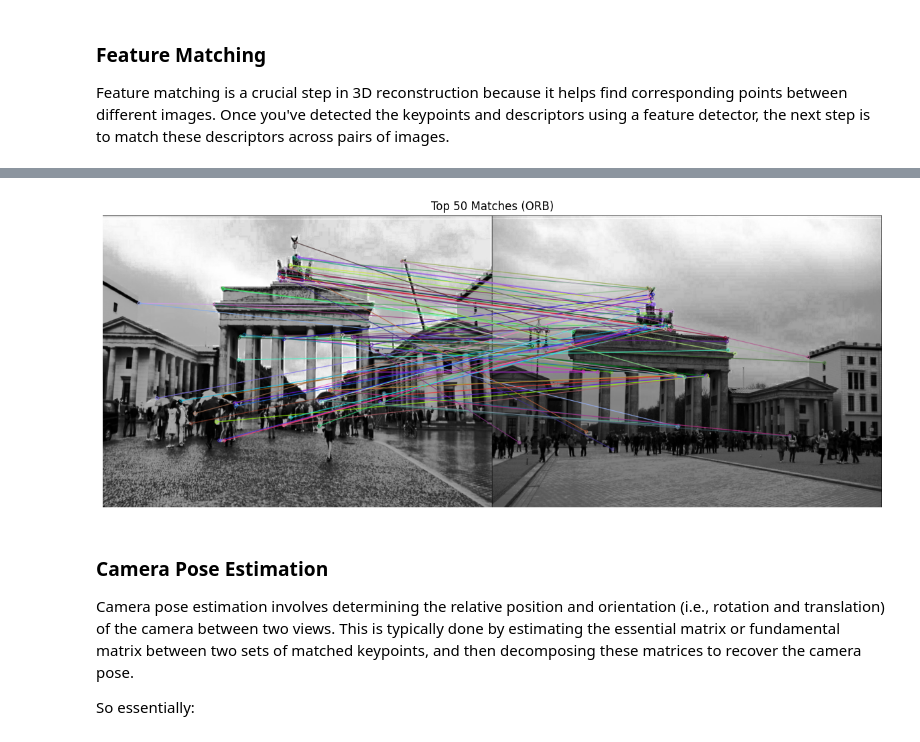
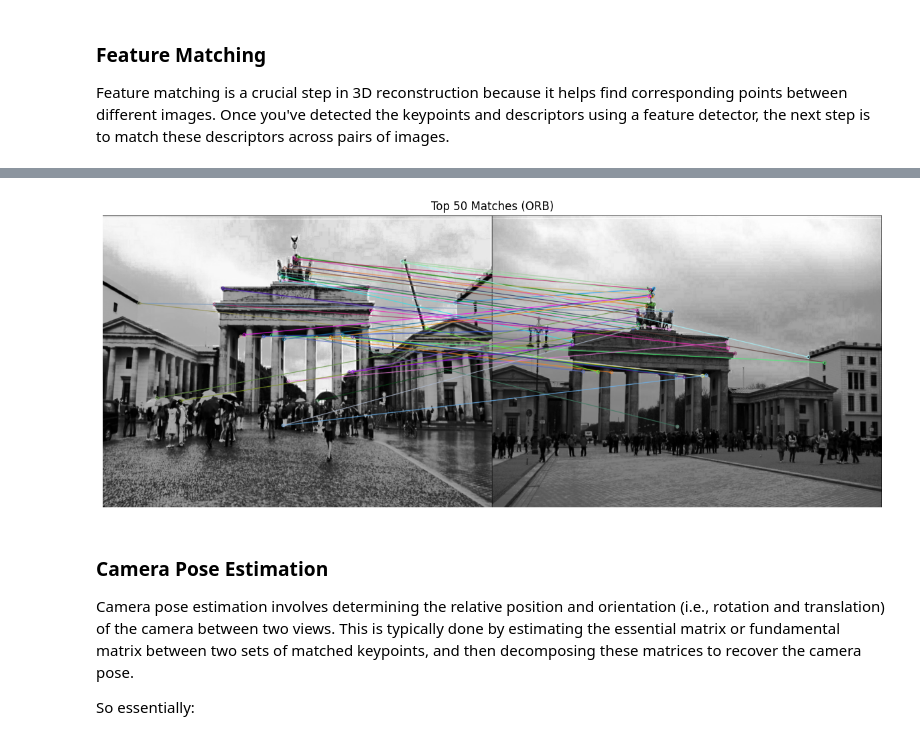
Before and after one commit to iamzammad/Landmark-Reconstruction-App, a Jupyter notebook: G02_Deliverable1.ipynb, the cells around one changed output, grey strips where cells are left out. Saved outputs shown, nothing was run; the diff lists cells and outputs as text; code cells hidden in the pictures.

```diff
--- a/G02_Deliverable1.ipynb
+++ b/G02_Deliverable1.ipynb
@@ -233,26 +234,26 @@ Use the keypoints and descriptors extracted above for the two images and match t
 # %%
 # Match features for ORB
 def match_features_orb(descriptors1, descriptors2, cross_check=True):
     bf = cv2.BFMatcher(cv2.NORM_HAMMING, crossCheck=cross_check)
     matches = bf.match(descriptors1, descriptors2)
     matches = sorted(matches, key=lambda x: x.distance)
     return matches
 
 orb_matches = match_features_orb(descriptors1_orb, descriptors2_orb)
 
 # Draw the top 50 matches for ORB
 orb_matched_image = cv2.drawMatches(
-    image1, keypoints1_orb, image2, keypoints2_orb, orb_matches[:100], None, flags=cv2.DrawMatchesFlags_NOT_DRAW_SINGLE_POINTS
+    image1, keypoints1_orb, image2, keypoints2_orb, orb_matches[:50], None, flags=cv2.DrawMatchesFlags_NOT_DRAW_SINGLE_POINTS
 )
 
 # Display matches
 plt.figure(figsize=(15, 10))
 plt.imshow(orb_matched_image)
 plt.title("Top 50 Matches (ORB)")
 plt.axis('off')
 plt.show()
 # %% [output]
-[figure, old version]
+[figure, new version]
 # %% [markdown]
 ### Camera Pose Estimation
 
```
Also changed, not shown: parts of 8 cells of this notebook.
